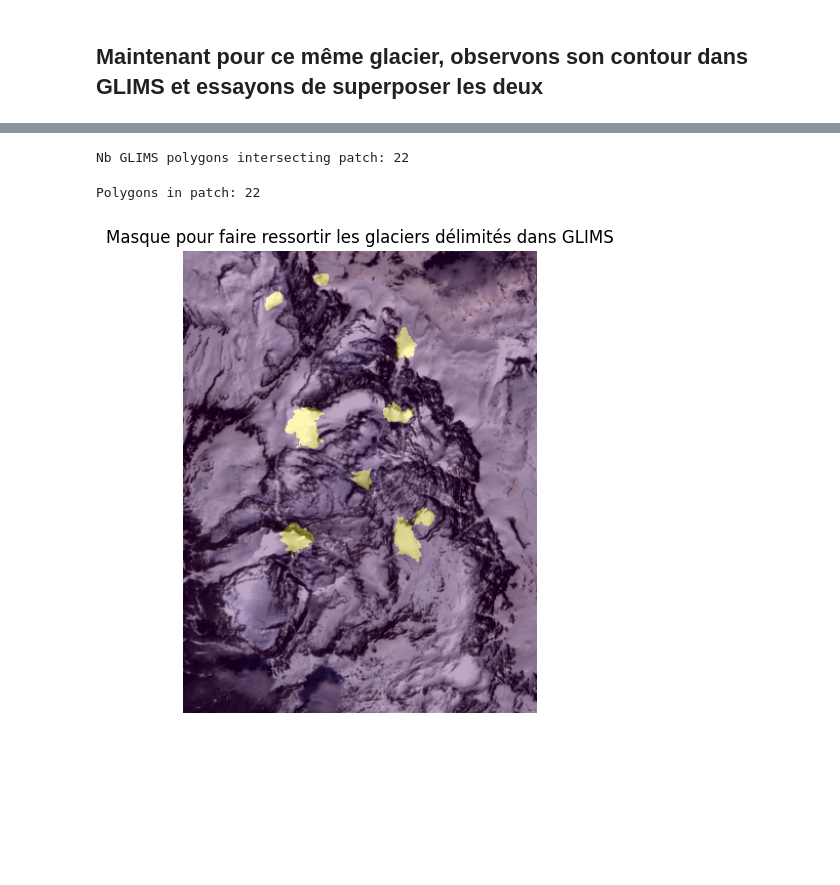
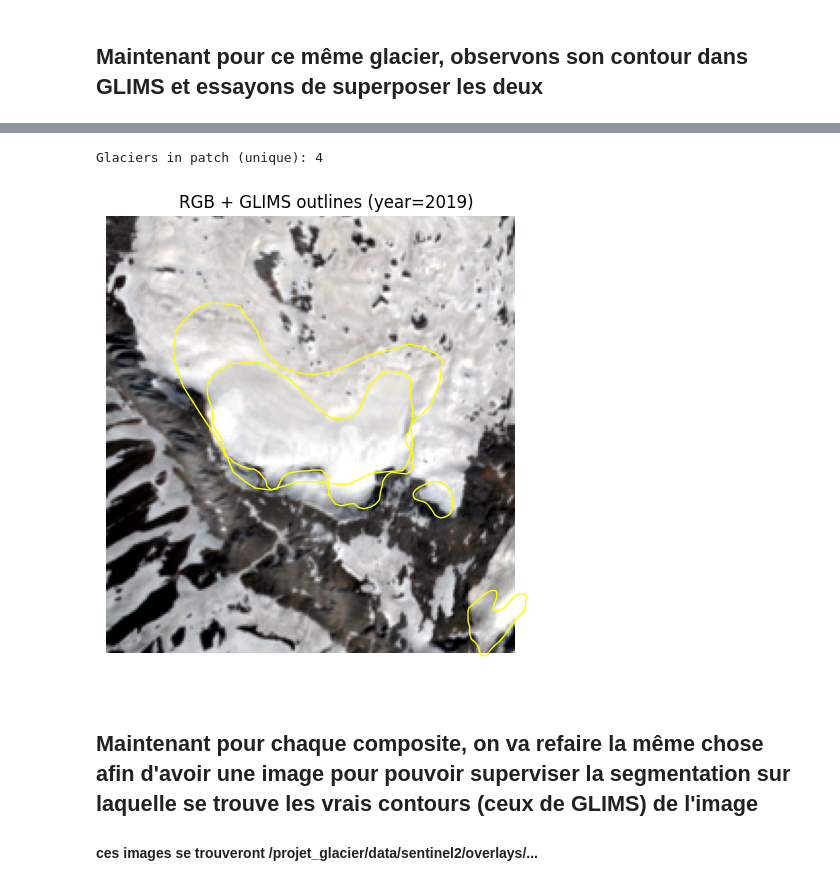
Before and after one commit to fatoundao2004/projet_glacier, a Jupyter notebook: notebooks/data_fetch_clean.ipynb, the cells around one changed output, grey strips where cells are left out. Drawn from its saved outputs; the diff is of its cells as text; code cells hidden in the pictures; blank space fills up the shorter version.

```diff
--- a/notebooks/data_fetch_clean.ipynb
+++ b/notebooks/data_fetch_clean.ipynb
@@ -474,36 +480,47 @@ plt.show()
 # %%
 from shapely.geometry import box
+import re
 
-minx, miny, maxx, maxy = da.rio.bounds()
-patch_box = gpd.GeoDataFrame(geometry=[box(minx, miny, maxx, maxy)], crs=img_crs)
+year_img = int(re.search(r"_(\d{4})_summer$", p.stem).group(1))
+patch_geom = box(minx, miny, maxx, maxy)
 
-glims_all = temporal_reg.copy()
-if glims_all.crs is None:
-    glims_all = glims_all.set_crs(4326)
-glims_all = glims_all.to_crs(img_crs)
+glims = gpd.read_parquet(root / "data" / "processed" / "glims_temporal_regions.parquet")
+glims["glac_id"] = glims["glac_id"].astype(str).str.strip()
 
-inter = glims_all[glims_all.intersects(patch_box.geometry.iloc[0])]
-print("Nb GLIMS polygons intersecting patch:", len(inter))
+if glims.crs is None:
+    glims = glims.set_crs(4326)
+glims = glims.to_crs(img_crs)
+
+inter = glims[glims.intersects(patch_geom)].copy()
+
+# option: filtre aire si dispo
+AREA_MIN = 0.05
+if "area" in inter.columns:
+    inter = inter[inter["area"] >= AREA_MIN].copy()
+
+# 1 outline par glac_id: closest year
+inter["src_year"] = inter["src_date_dt"].dt.year
+inter["gap"] = (inter["src_year"] - year_img).abs()
+
+inter_one = (inter.sort_values(["glac_id","gap"])
+               .drop_duplicates("glac_id", keep="first")
+               .copy())
+
+print("Glaciers in patch (unique):", inter_one["glac_id"].nunique())
 # %% [output]
-Nb GLIMS polygons intersecting patch: 22
+Glaciers in patch (unique): 4
 # %%
-da = rxr.open_rasterio(p)   # p = ton tif composite
-img_crs = da.rio.crs
-transform = da.rio.transform()
-height, width = da.rio.height, da.rio.width
+fig, ax = plt.subplots(figsize=(6,6))
 
+# afficher l'image avec extent (important)
 minx, miny, maxx, maxy = da.rio.bounds()
-patch_geom = box(minx, miny, maxx, maxy)
+ax.imshow(rgb, extent=[minx, maxx, miny, maxy], origin="upper")
+
+# tracer les contours
+inter_one.boundary.plot(ax=ax, color="yellow", linewidth=1)
+
+ax.set_title(f"RGB + GLIMS outlines (year={year_img})")
+ax.axis("off")
+plt.show()
+# %% [output]
+[figure, added]
-# %%
-glims = gpd.read_parquet(root / "data" / "processed" / "glims_temporal_regions.parquet")
-glims["glac_id"] = glims["glac_id"].astype(str).str.strip()
-
-# CRS
-if glims.crs is None:
-    glims = glims.set_crs(4326)
-glims = glims.to_crs(img_crs)
-
-inter = glims[glims.intersects(patch_geom)].copy()
-print("Polygons in patch:", len(inter))
-# %% [output]
-Polygons in patch: 22
@@ -520,9 +527,4 @@ mask = rasterize(
-# %%
-plt.figure(figsize=(6,6))
-plt.imshow(rgb)
-plt.imshow(mask, alpha=0.35)   # overlay semi-transparent
-plt.axis("off")
-plt.title("Masque pour faire ressortir les glaciers délimités dans GLIMS")
-plt.show()
-# %% [output]
-[figure, removed]
+# %% [markdown]
+## Maintenant pour chaque composite, on va refaire la même chose afin d'avoir une image pour pouvoir superviser la segmentation sur laquelle se trouve les vrais contours (ceux de GLIMS) de l'image
+
+#### ces images se trouveront /projet_glacier/data/sentinel2/overlays/...
```
Also changed, not shown: parts of 7 cells of this notebook, 2 other files.
